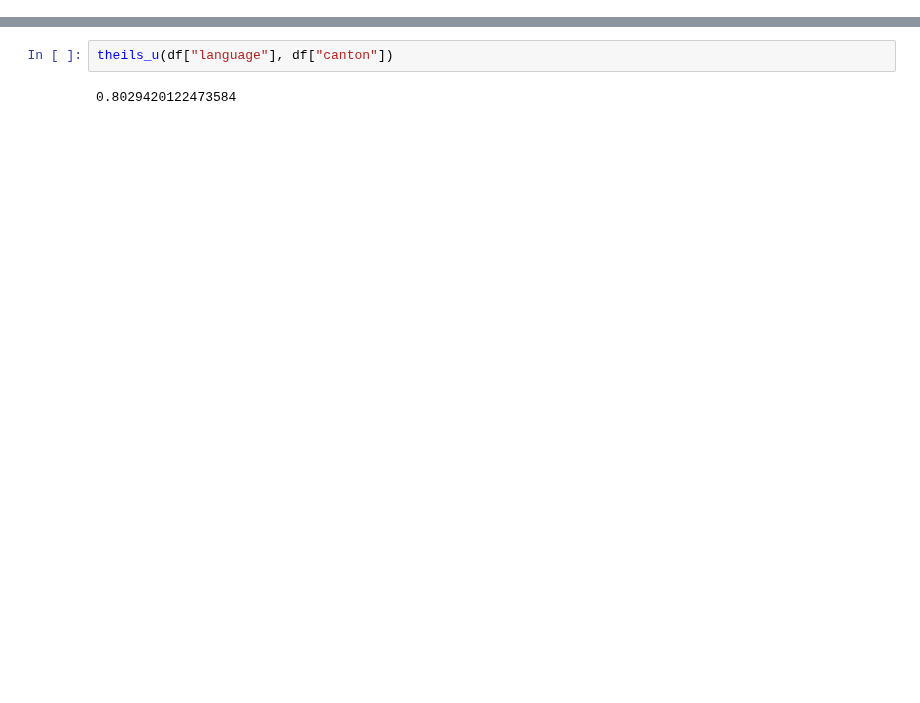
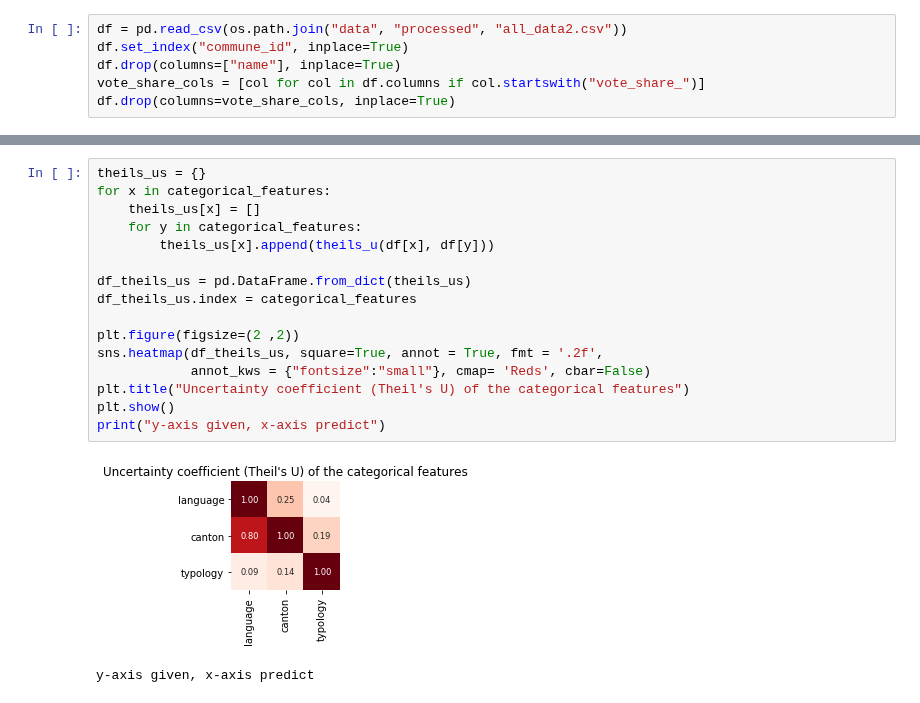
Before and after one commit to jschrein/epfl-exts-adsml-capstone-project, a Jupyter notebook: Exploratory Data Analysis.ipynb, the cells around one changed output, grey strips where cells are left out. Saved outputs shown, nothing was run; the diff lists cells and outputs as text; blank space fills up the shorter version.

```diff
--- a/Exploratory Data Analysis.ipynb
+++ b/Exploratory Data Analysis.ipynb
@@ -7,0 +9,6 @@ import scipy.stats as ss
+# %%
+df = pd.read_csv(os.path.join("data", "processed", "all_data2.csv"))
+df.set_index("commune_id", inplace=True)
+df.drop(columns=["name"], inplace=True)
+vote_share_cols = [col for col in df.columns if col.startswith("vote_share_")]
+df.drop(columns=vote_share_cols, inplace=True)
@@ -63,7 +119,22 @@ def theils_u(x, y):
         return 1
     else:
         return (s_x - s_xy) / s_x
-# %%
-theils_u(df["language"], df["canton"])
-# %% [output]
-0.8029420122473584
+# %%
+theils_us = {}
+for x in categorical_features:
+    theils_us[x] = []
+    for y in categorical_features:
+        theils_us[x].append(theils_u(df[x], df[y]))
+
+df_theils_us = pd.DataFrame.from_dict(theils_us)
+df_theils_us.index = categorical_features
+
+plt.figure(figsize=(2 ,2))
+sns.heatmap(df_theils_us, square=True, annot = True, fmt = '.2f',
+            annot_kws = {"fontsize":"small"}, cmap= 'Reds', cbar=False)
+plt.title("Uncertainty coefficient (Theil's U) of the categorical features")
+plt.show()
+print("y-axis given, x-axis predict")
+# %% [output]
+[figure, added]
+y-axis given, x-axis predict
```
Also changed, not shown: parts of 9 cells of this notebook.
